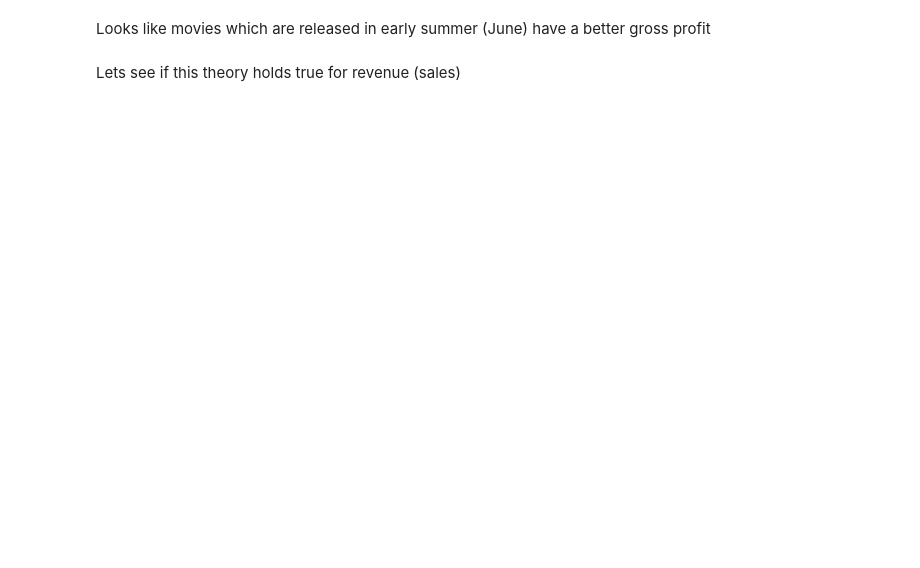
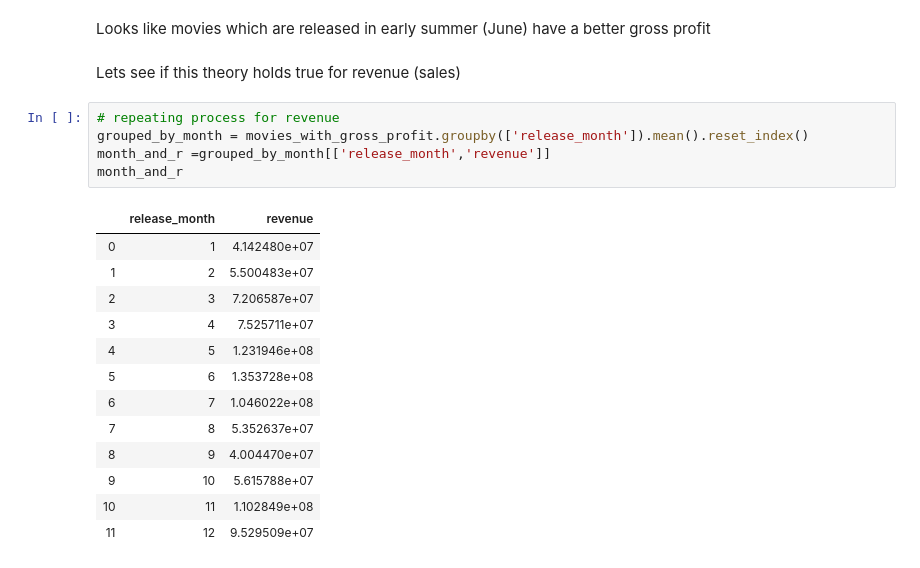
Before and after one commit to chrispfchung/mediaproject, a Jupyter notebook: Plotting csv.ipynb, the cells around one changed output. Cells and saved outputs as stored; diff of their text form; blank space fills up the shorter version.

```diff
--- a/Plotting csv.ipynb
+++ b/Plotting csv.ipynb
@@ -72,3 +72,22 @@ plt.show()
 Looks like movies which are released in early summer (June) have a better gross profit
 # %% [markdown]
 Lets see if this theory holds true for revenue (sales)
+# %%
+# repeating process for revenue
+grouped_by_month = movies_with_gross_profit.groupby(['release_month']).mean().reset_index()
+month_and_r =grouped_by_month[['release_month','revenue']]
+month_and_r
+# %% [output]
+|  | release_month | revenue |
+| 0 | 1 | 4.142480e+07 |
+| 1 | 2 | 5.500483e+07 |
+| 2 | 3 | 7.206587e+07 |
+| 3 | 4 | 7.525711e+07 |
+| 4 | 5 | 1.231946e+08 |
+| 5 | 6 | 1.353728e+08 |
+| 6 | 7 | 1.046022e+08 |
+| 7 | 8 | 5.352637e+07 |
+| 8 | 9 | 4.004470e+07 |
+| 9 | 10 | 5.615788e+07 |
+| 10 | 11 | 1.102849e+08 |
+| 11 | 12 | 9.529509e+07 |
```
Also changed, not shown: parts of 3 cells of this notebook.
